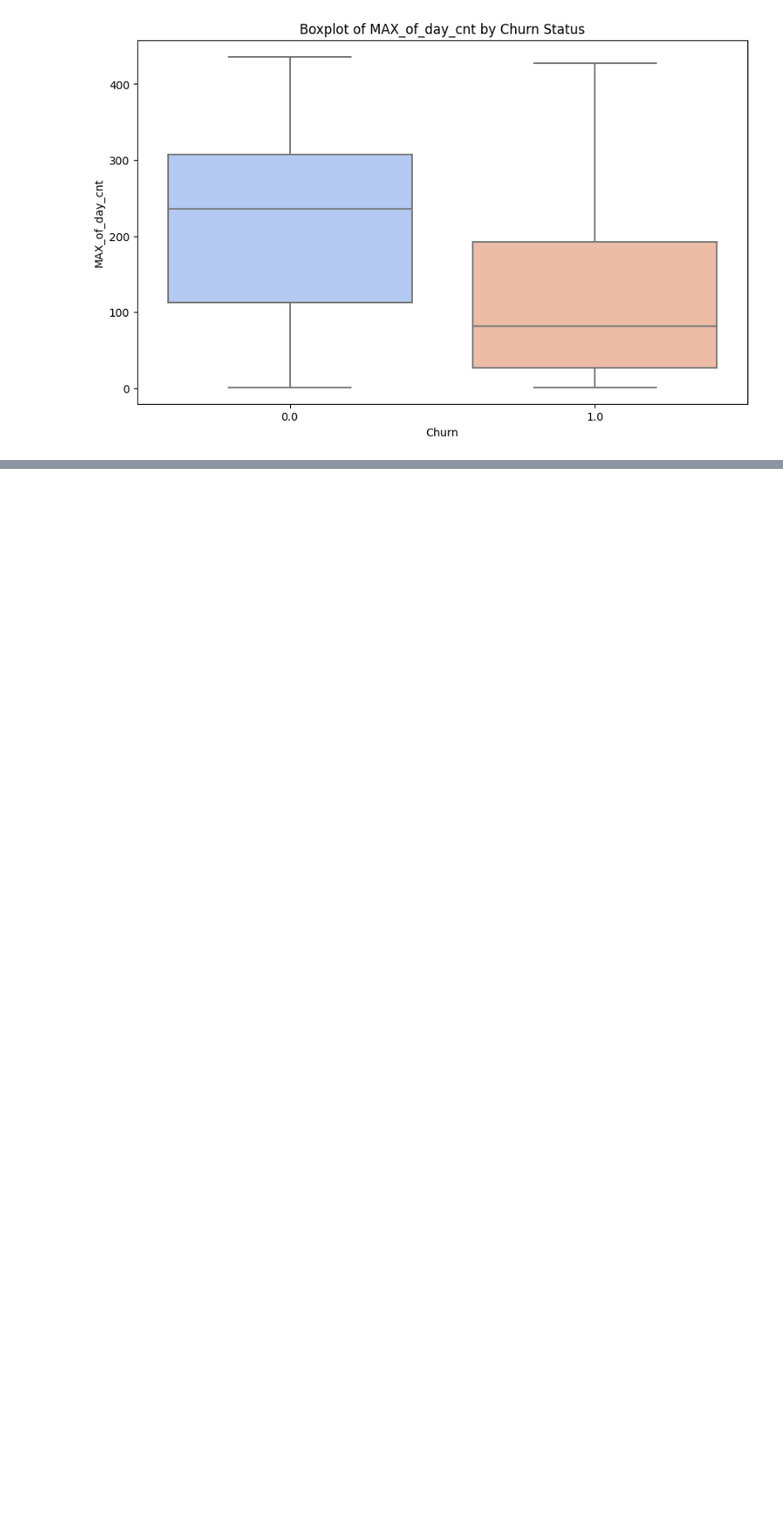
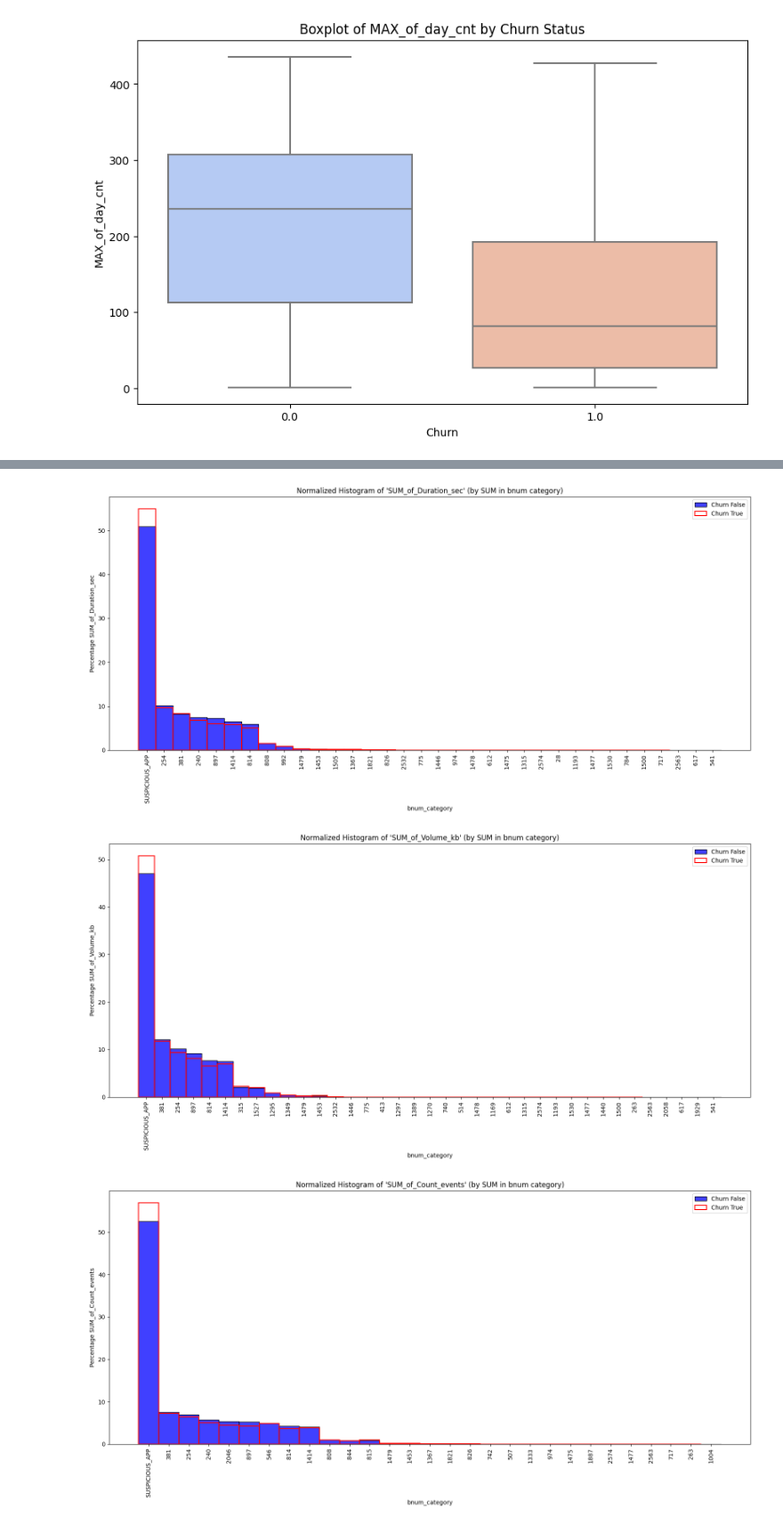
Before and after one commit to bezrukavyi/ML-churn-prediction, a Jupyter notebook: project_step_3.ipynb, the cells around one changed output, grey strips where cells are left out. Shown at 89% size. Cells and saved outputs as stored; diff of their text form; code cells hidden in the pictures; blank space fills up the shorter version.

```diff
--- a/project_step_3.ipynb
+++ b/project_step_3.ipynb
@@ -285,0 +462,6 @@ for column in activ_columns:
+# %%
+churn_true = df_train_dpi[df_train_dpi["target"] == 1].copy()
+churn_false = df_train_dpi[df_train_dpi["target"] == 0].copy()
+
+churn_true["Application"] = churn_true["Application"].astype(str)
+churn_false["Application"] = churn_false["Application"].astype(str)
@@ -285,0 +527,27 @@ for column in activ_columns:
+# %%
+df_train_dpi_test = df_train_dpi.copy()
+
+df_train_dpi_test.Application = df_train_dpi_test.Application.astype(str)
+
+# Replace Application with the following array
+
+MAX_of_day_cnt = ["258", "677", "598"]
+SUM_of_Count_events = ["690", "850", "677", "258", "589"]
+SUM_of_Duration_sec = ["850", "258", "716", "677"]
+SUM_of_Volume_kb = ["850", "258", "716"]
+
+for feature in activ_columns:
+    top_apps_by_churn[feature] += ["SUSPICIOUS_APP"]
+
+all_ids = list(set(MAX_of_day_cnt + SUM_of_Count_events + SUM_of_Duration_sec + SUM_of_Volume_kb))
+
+df_train_dpi_test.Application = df_train_dpi_test.Application.apply(
+    lambda x: "SUSPICIOUS_APP" if str(x) in all_ids else str(x)
+)
+# %%
+for feature in activ_columns:
+    build_histplot_for_feature(df_train_dpi_test, feature)
+# %% [output]
+[figure, added]
+[figure, added]
+[figure, added]
```
Also changed, not shown: parts of 9 cells of this notebook.
